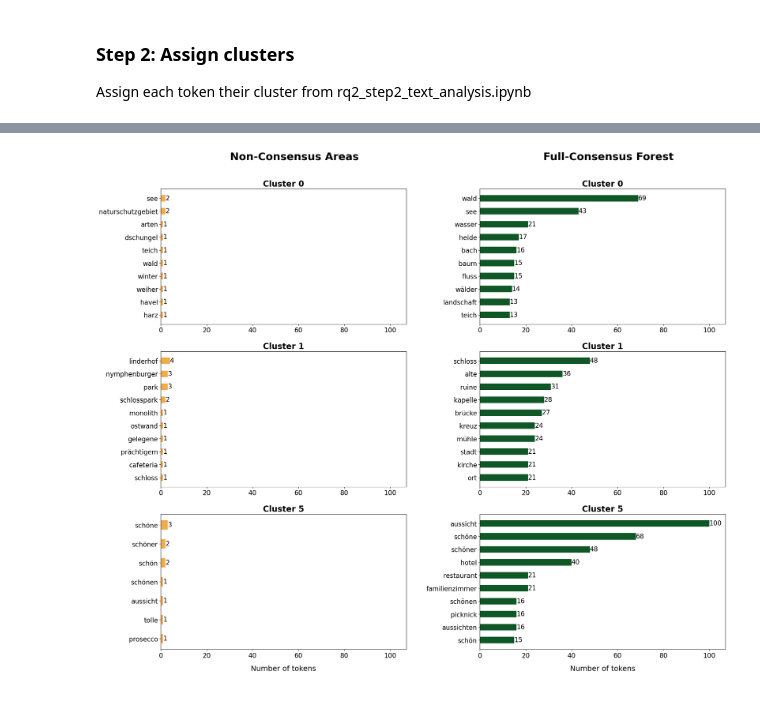
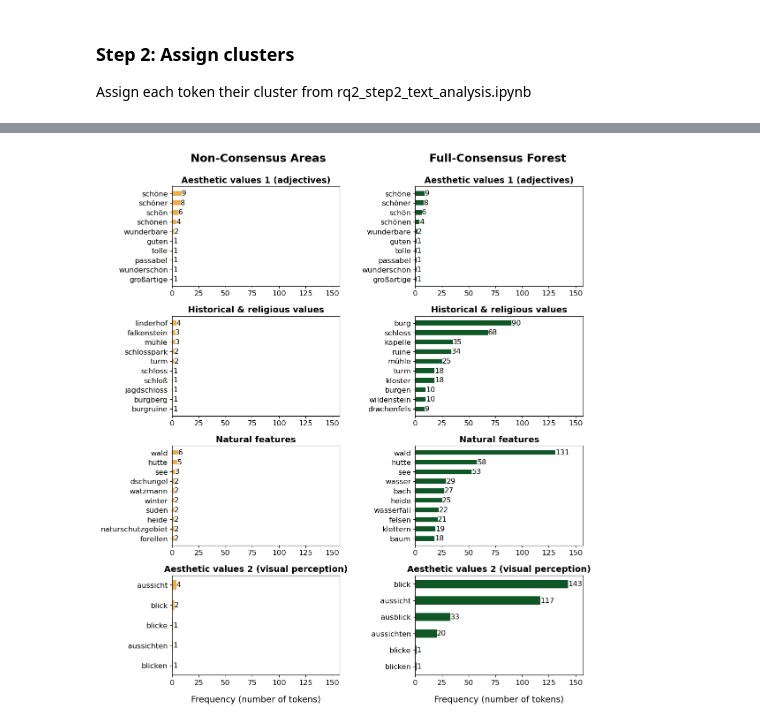
Before and after one commit to n-mo92/nm_forest_thesis, a Jupyter notebook: rq3_all_steps.ipynb, the cells around one changed output, grey strips where cells are left out. Cells and saved outputs as stored; diff of their text form; code cells hidden in the pictures.

```diff
--- a/rq3_all_steps.ipynb
+++ b/rq3_all_steps.ipynb
@@ -319,8 +345,8 @@ def cluster_token_freqs(df, clus_range):
     return clus_freqs
 
 # Run the cluster_token_freqs function for each cluster for class 3 and 6
-c3_clus0, c3_clus1, c3_clus5 = cluster_token_freqs(filtered_clusters_c3, [0,1,5])
-c6_clus0, c6_clus1, c6_clus5 = cluster_token_freqs(filtered_clusters_c6, [0,1,5])
+c3_clus3, c3_clus4, c3_clus8, c3_clus11 = cluster_token_freqs(filtered_clusters_c3, [3, 4, 8, 11])
+c6_clus3, c6_clus4, c6_clus8, c6_clus11 = cluster_token_freqs(filtered_clusters_c6, [3, 4, 8, 11])
 
 # Create function for generating dfs with top 10 tokens from each cluster
 def top10_tokens(counter_obj):
@@ -328,13 +354,15 @@ def top10_tokens(counter_obj):
     return top10_df
 
 # Use function for creating dfs per class and cluster
-c3_clus0_top10_df = top10_tokens(c3_clus0)
-c3_clus1_top10_df = top10_tokens(c3_clus1)
-c3_clus5_top10_df = top10_tokens(c3_clus5)
+c3_clus3_top10_df = top10_tokens(c3_clus3)
+c3_clus4_top10_df = top10_tokens(c3_clus4)
+c3_clus8_top10_df = top10_tokens(c3_clus8)
+c3_clus11_top10_df = top10_tokens(c3_clus11)
 
-c6_clus0_top10_df = top10_tokens(c6_clus0)
-c6_clus1_top10_df = top10_tokens(c6_clus1)
-c6_clus5_top10_df = top10_tokens(c6_clus5)
+c6_clus3_top10_df = top10_tokens(c3_clus3)
+c6_clus4_top10_df = top10_tokens(c6_clus4)
+c6_clus8_top10_df = top10_tokens(c6_clus8)
+c6_clus11_top10_df = top10_tokens(c6_clus11)
 
 # Check
 #c3_clus5_top10_df
@@ -343,54 +371,56 @@ c6_clus5_top10_df = top10_tokens(c6_clus5)
 # Create horizontal bar charts for individual token counts per cluster for each class
 
 # Create a list of the dfs to plot (one per class)
-c3_token_count_list = [c3_clus0_top10_df, c3_clus1_top10_df, c3_clus5_top10_df]
-c6_token_count_list = [c6_clus0_top10_df, c6_clus1_top10_df, c6_clus5_top10_df]
+c3_token_count_list = [c3_clus3_top10_df, c3_clus4_top10_df, c3_clus8_top10_df, c3_clus11_top10_df]
+c6_token_count_list = [c6_clus3_top10_df, c6_clus4_top10_df, c6_clus8_top10_df, c6_clus11_top10_df]
 
-# Create custom titles (shared for both c3 and c6)
-all_titles = ["Cluster 0", "Cluster 1", "Cluster 5"]
 
-# Create a single figure with 5 rows and 2 columns
-fig, axes = plt.subplots(nrows=3, ncols=2, figsize=(25, 20))
+# Set up figs and axes
+fig, axes = plt.subplots(nrows=4, ncols=2, figsize=(12, 14))
 
 # Iterate through each word cloud to plot (class 3 in 1st column, class 6 in 2nd column)
-for i in range(3):
+# note that all_titles is defined in word cloud code
+for i in range(4):
     # Class 3 plots
     bar_chart_c3 = axes[i, 0].barh(c3_token_count_list[i]["token"],
                                    c3_token_count_list[i]["count"],
                                    color = "#F1AB4A",
                                    height = 0.5)
     axes[i, 0].invert_yaxis()
-    axes[i, 0].set_title(all_titles[i], fontsize=20, fontweight="bold")
-    axes[i, 0].set_xlim(right=107)
-    axes[i, 0].bar_label(bar_chart_c3, fontsize=16)
-    axes[i, 0].tick_params(axis='y', labelsize=16)
-    axes[i, 0].tick_params(axis='x', labelsize=16)
-    axes[2, 0].set_xlabel('Number of tokens', fontsize=18, labelpad=15)
+    axes[i, 0].set_title(all_titles[i], fontsize=14, fontweight="bold")
+    axes[i, 0].set_xlim(right=157)
+    axes[i, 0].bar_label(bar_chart_c3, fontsize=12)
+    axes[i, 0].tick_params(axis='y', labelsize=12)
+    axes[i, 0].tick_params(axis='x', labelsize=12)
+    axes[3, 0].set_xlabel('Frequency (number of tokens)', fontsize=14, labelpad=15)
 
     # Class 6 plots
     bar_chart_c6 = axes[i, 1].barh(c6_token_count_list[i]["token"],
                                    c6_token_count_list[i]["count"],
                                    color = "#0F5726",
                                    height = 0.5)
     axes[i, 1].invert_yaxis()
-    axes[i, 1].set_title(all_titles[i], fontsize=20, fontweight="bold")
-    axes[i, 1].set_xlim(right=107)
-    axes[i, 1].bar_label(bar_chart_c6, fontsize=16)
-    axes[i, 1].tick_params(axis='y', labelsize=16)
-    axes[i, 1].tick_params(axis='x', labelsize=16)
-    axes[2, 1].set_xlabel('Number of tokens', fontsize=18, labelpad=15)
+    axes[i, 1].set_title(all_titles[i], fontsize=14, fontweight="bold")
+    axes[i, 1].set_xlim(right=157)
+    axes[i, 1].bar_label(bar_chart_c6, fontsize=12)
+    axes[i, 1].tick_params(axis='y', labelsize=12)
+    axes[i, 1].tick_params(axis='x', labelsize=12)
+    axes[3, 1].set_xlabel('Frequency (number of tokens)', fontsize=14, labelpad=15)
 
 # Adjust white space at the top to fit in main titles and adjust space between rows/columns
 plt.subplots_adjust(top=0.90, hspace=0.2, wspace=0.3)
 
 # Add column titles (first two numbers control the position)
-fig.text(0.22, 0.95, "Non-Consensus Areas", fontsize=26, fontweight='bold')
-fig.text(0.65, 0.95, "Full-Consensus Forest", fontsize=26, fontweight='bold')
+fig.text(0.16, 0.94, "Non-Consensus Areas", fontsize=18, fontweight='bold')
+fig.text(0.61, 0.94, "Full-Consensus Forest", fontsize=18, fontweight='bold')
+
+# Adjust white space at the top to fit in main titles and adjust space between rows/columns
+plt.subplots_adjust(top=0.90, hspace=0.3, wspace=0.45)
 
 # Save the combined figure (this needs to go before plt.show otherwise saved output is blank)
 plt.savefig('./outputs/figures/rq3_token_counts_per_cluster_class.png', bbox_inches='tight')
 
 # Show plot
 plt.show()
 # %% [output]
-[figure, old version]
+[figure, new version]
```
Also changed, not shown: parts of 15 cells of this notebook.
